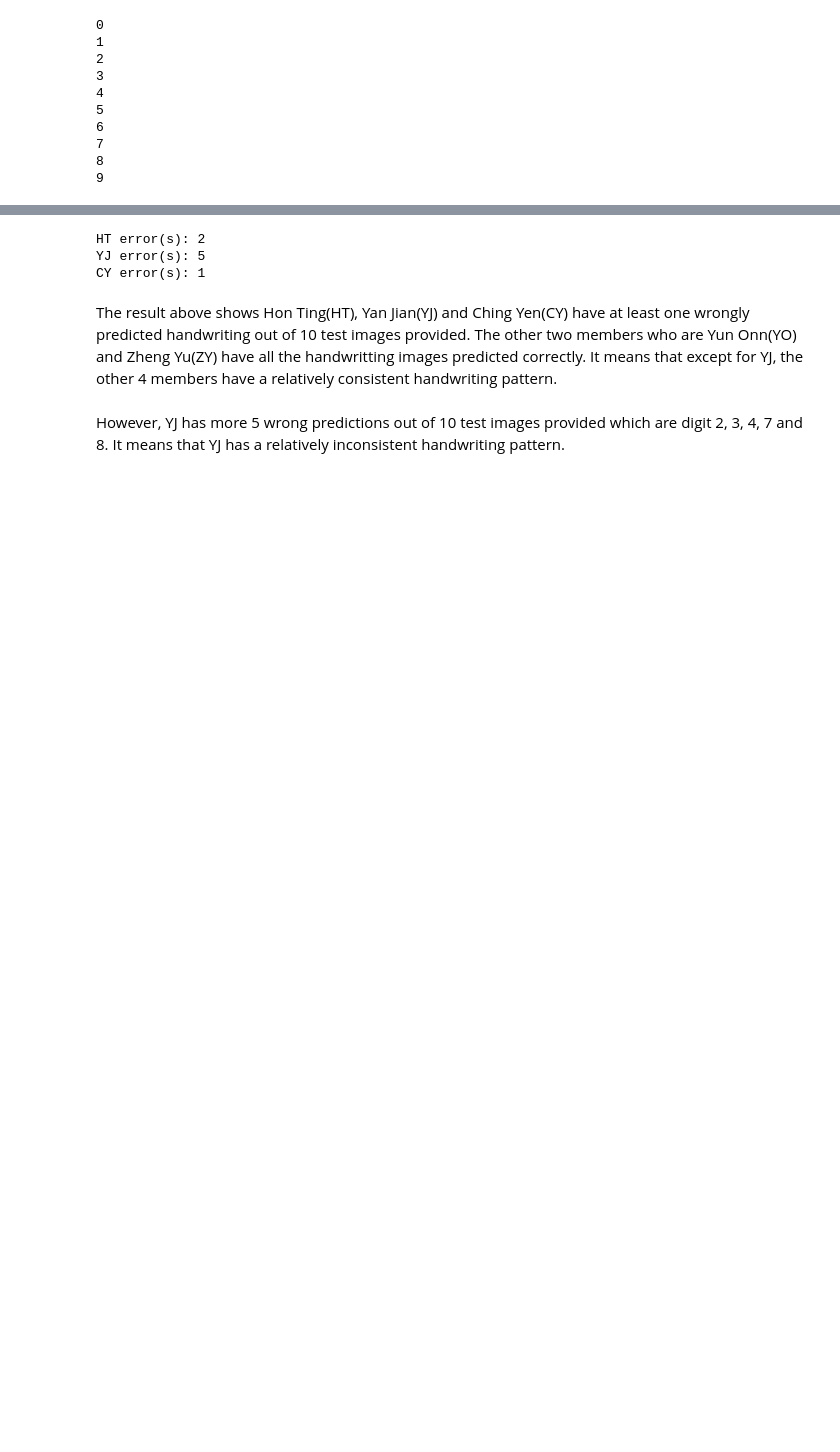
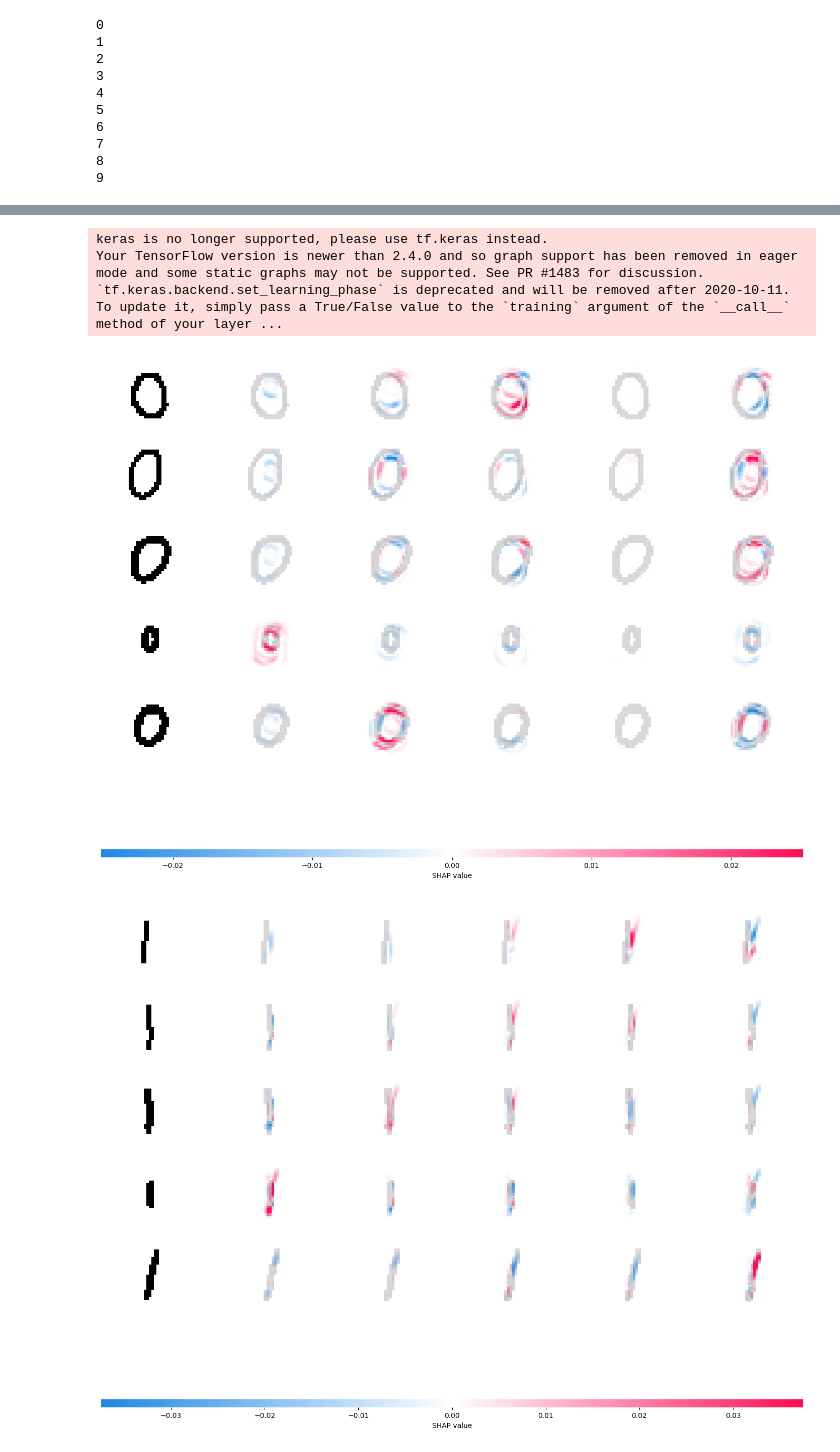
Before and after one commit to ChenChingYen/HandwritingRecognition, a Jupyter notebook: handwriting_classification.ipynb, the cells around one changed output, grey strips where cells are left out. Saved outputs shown, nothing was run; the diff lists cells and outputs as text; code cells hidden in the pictures; blank space fills up the shorter version.

Commit message:
handwriting owner classification
Identifying the owner of the handwriting using trained CNN classification model

```diff
--- a/handwriting_classification.ipynb
+++ b/handwriting_classification.ipynb
@@ -266,19 +374,59 @@ Accuracy: 84.0%
-# %%
-# calculate the total number of wrong prediction by each member
-from collections import Counter
-
-counts = Counter(member_error_list)
-
-for member, count in counts.items():
-    print(f'{member} error(s): {count}')
-# %% [output]
-HT error(s): 2
-YJ error(s): 5
-CY error(s): 1
-# %% [markdown]
-The result above shows Hon Ting(HT), Yan Jian(YJ) and Ching Yen(CY) have at least one wrongly predicted handwriting out of 10 test images provided.
-The other two members who are Yun Onn(YO) and Zheng Yu(ZY) have all the handwritting images predicted correctly.
-It means that except for YJ, the other 4 members have a relatively consistent handwriting pattern.
-# %% [markdown]
-However, YJ has more 5 wrong predictions out of 10 test images provided which are digit 2, 3, 4, 7 and 8.
-It means that YJ has a relatively inconsistent handwriting pattern.
+# %%
+def load_and_preprocess_image(image_path):
+    img = cv2.imread(image_path)
+    img = cv2.cvtColor(img, cv2.COLOR_BGR2RGB)  # Convert to RGB
+    if img.shape[2] == 4:  # If the image has 4 channels
+        img = img[:, :, :3]  # Discard the alpha channel
+    img = img / 255.0  # Normalize
+
+    # Use PIL for binarization
+    threshold = 215
+    img_pil = Image.fromarray((img * 255).astype(np.uint8))  # Convert to PIL Image
+    img_bin = img_pil.convert("L").point(lambda x: 0 if x < threshold else 255, mode="1")
+    img_bin = np.array(img_bin, dtype=np.float32) # Convert to array and normalize
+    img_bin = 1 - img_bin  # Invert binary image
+
+    # Add batch dimension
+    img = np.expand_dims(img, 0)
+    img_bin = np.expand_dims(img_bin, -1)  # Add channel dimension
+    return img, img_bin
+
+# Initialize lists to store SHAP values and representative images for each model
+shap_values_list = []
+representative_images_list = []
+
+# Calculate SHAP values for each image for each class using each model
+for i, model in enumerate(handwriting_model_list):
+    # Load one image per class from each class folder
+    image_paths = glob.glob(f'{testing_dir}/{i}/*_resized.png')
+
+    representative_samples = []
+    representative_images = []
+
+    for path in image_paths:
+        img, img_bin = load_and_preprocess_image(path)
+        representative_samples.append(img)
+        representative_images.append(img_bin)
+
+    # Convert to Tensor for compatibility with SHAP
+    to_explain = tf.convert_to_tensor(np.concatenate(representative_samples))
+
+    # Create an explainer object for the current model
+    explainer = shap.DeepExplainer(model, to_explain)
+
+    # Calculate SHAP values using the explainer
+    shap_values = explainer.shap_values(to_explain)
+
+    # Store the SHAP values and representative images for this model
+    shap_values_list.append(shap_values)
+    representative_images_list.append(representative_images)
+
+# Now we have the SHAP values and representative images for each model, we can plot them
+for i in range(10):
+    shap.image_plot(shap_values_list[i], -np.array(representative_images_list[i]))
+# %% [output]
+keras is no longer supported, please use tf.keras instead.
+Your TensorFlow version is newer than 2.4.0 and so graph support has been removed in eager mode and some static graphs may not be supported. See PR #1483 for discussion.
+`tf.keras.backend.set_learning_phase` is deprecated and will be removed after 2020-10-11. To update it, simply pass a True/False value to the `training` argument of the `__call__` method of your layer ...
+[figure, added]
+[figure, added]
```
Also changed, not shown: parts of 24 cells of this notebook.
